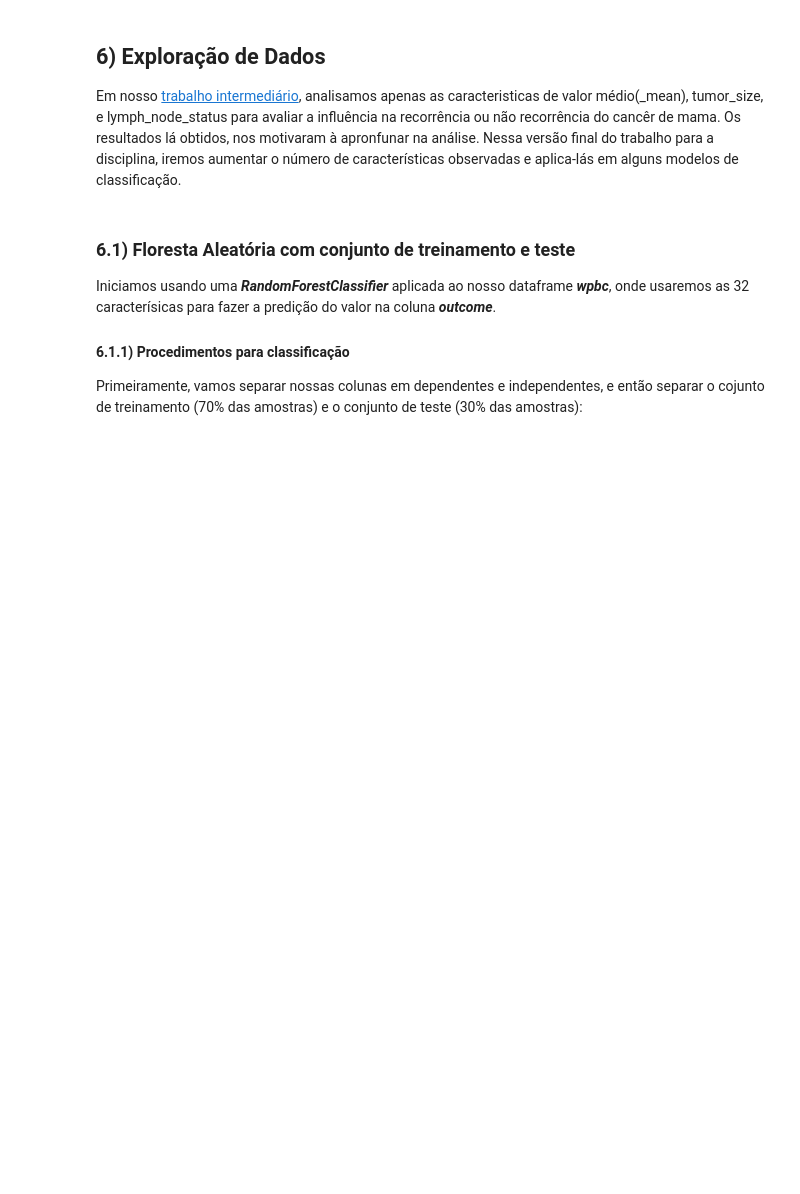
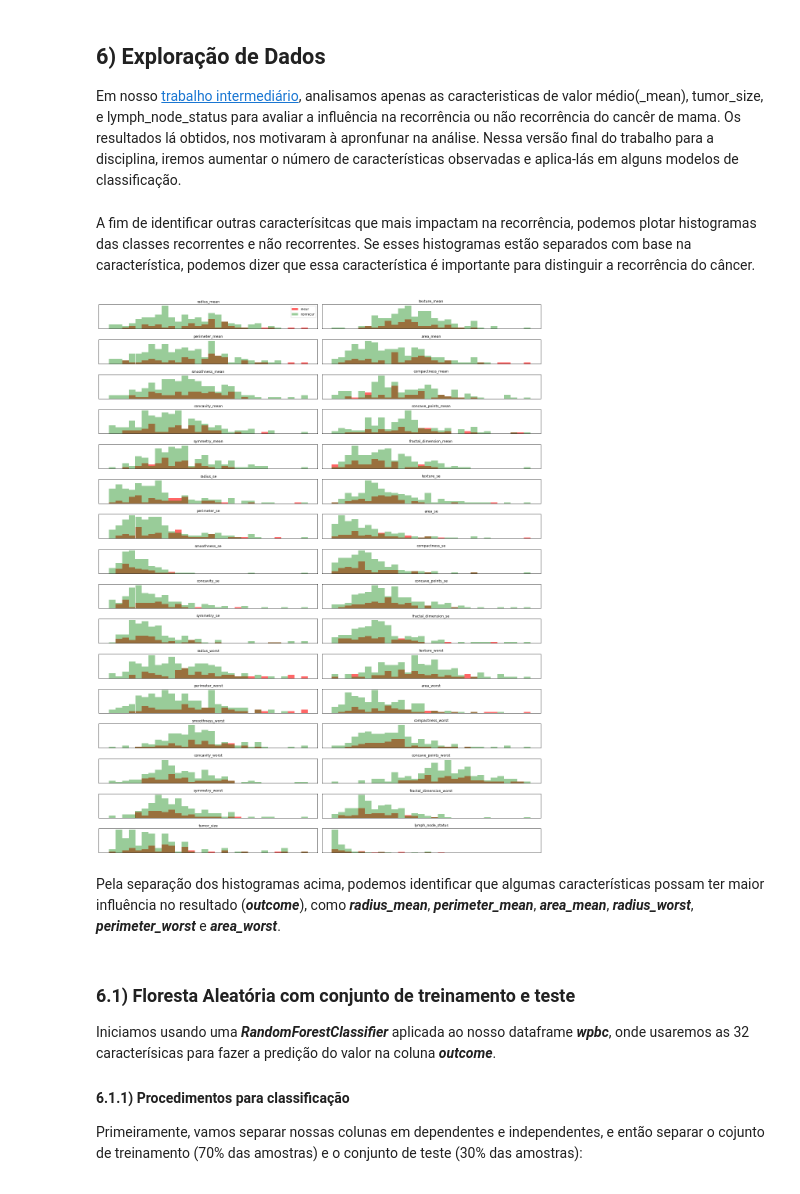
Before and after one commit to DWalterJansen/topicosIC, a Jupyter notebook: Equipe/Trabalho Final/Trabalho Final.ipynb, the cells around one changed output. Cells and saved outputs as stored; diff of their text form; code cells hidden in the pictures; blank space fills up the shorter version.

Commit message:
Histogramas e respectivo gráfico de correlação

```diff
--- a/Equipe/Trabalho Final/Trabalho Final.ipynb
+++ b/Equipe/Trabalho Final/Trabalho Final.ipynb
@@ -167,6 +168,31 @@ memory usage: 51.5 KB
 <h2>6) Exploração de Dados</h2>
 
 <p>Em nosso <a href="https://github.com/DWalterJansen/topicosIC/blob/master/Equipe/Trabalho%20Intermedi%C3%A1rio/trabalho_intermediario.ipynb">trabalho intermediário</a>, analisamos apenas as caracteristicas de valor médio(_mean), tumor_size, e lymph_node_status para avaliar a influência na recorrência ou não recorrência do cancêr de mama. Os resultados lá obtidos, nos motivaram à apronfunar na análise. Nessa versão final do trabalho para a disciplina, iremos aumentar o número de características observadas e aplica-lás em alguns modelos de classificação.</p>
+# %% [markdown]
+<p>A fim de identificar outras caracterísitcas que mais impactam na recorrência, podemos plotar histogramas das classes recorrentes e não recorrentes. Se esses histogramas estão separados com base na característica, podemos dizer que essa característica é importante para distinguir a recorrência do câncer.</p>
+# %%
+fig, axes = plt.subplots(16,2, figsize=(16, 20)) # 2 colounas com cada uma contendo 16 figuras, totalizando 32 características
+
+recur = wpbc[wpbc.outcome == 1] # define a classe recorrente
+nonrecur = wpbc[wpbc.outcome == 0] # define a classe não recorrente
+
+ax = axes.ravel() # eixos achatados
+
+for i in range(32):
+  _, bins = np.histogram(wpbc.values[:, i + 1], bins = 30) # i + 1 para remover a coluna outcome
+  ax[i].hist(recur.values[:, i + 1], bins = bins, color = 'r', alpha = 0.6) # vermelho para a classe recorrente
+  ax[i].hist(nonrecur.values[:, i + 1], bins = bins, color = 'g', alpha = 0.4) # o valor alpha determina a transparência para a região sobreposta
+  ax[i].set_title(names[i + 3], fontsize = 9) # i + 3 para remover as colunas id_number, outcome e time
+  ax[i].axes.get_xaxis().set_visible(False) # o eixo x não nos é útil, uma vez que só desejamos ver a separação das classes
+  ax[i].set_yticks(())
+
+ax[0].legend(['recur', 'nonrecur'], loc = 'best', fontsize = 8)
+plt.tight_layout()
+plt.show()
+# %% [output]
+[figure, added]
+# %% [markdown]
+<p>Pela separação dos histogramas acima, podemos identificar que algumas características possam ter maior influência no resultado (<b><i>outcome</b></i>), como <b><i>radius_mean</b></i>, <b><i>perimeter_mean</b></i>, <b><i>area_mean</b></i>, <b><i>radius_worst</b></i>, <b><i>perimeter_worst</b></i> e <b><i>area_worst</b></i>.</p>
 # %% [markdown]
 <h3>6.1) Floresta Aleatória com conjunto de treinamento e teste</h3>
 
```
Also changed, not shown: parts of 4 cells of this notebook.
